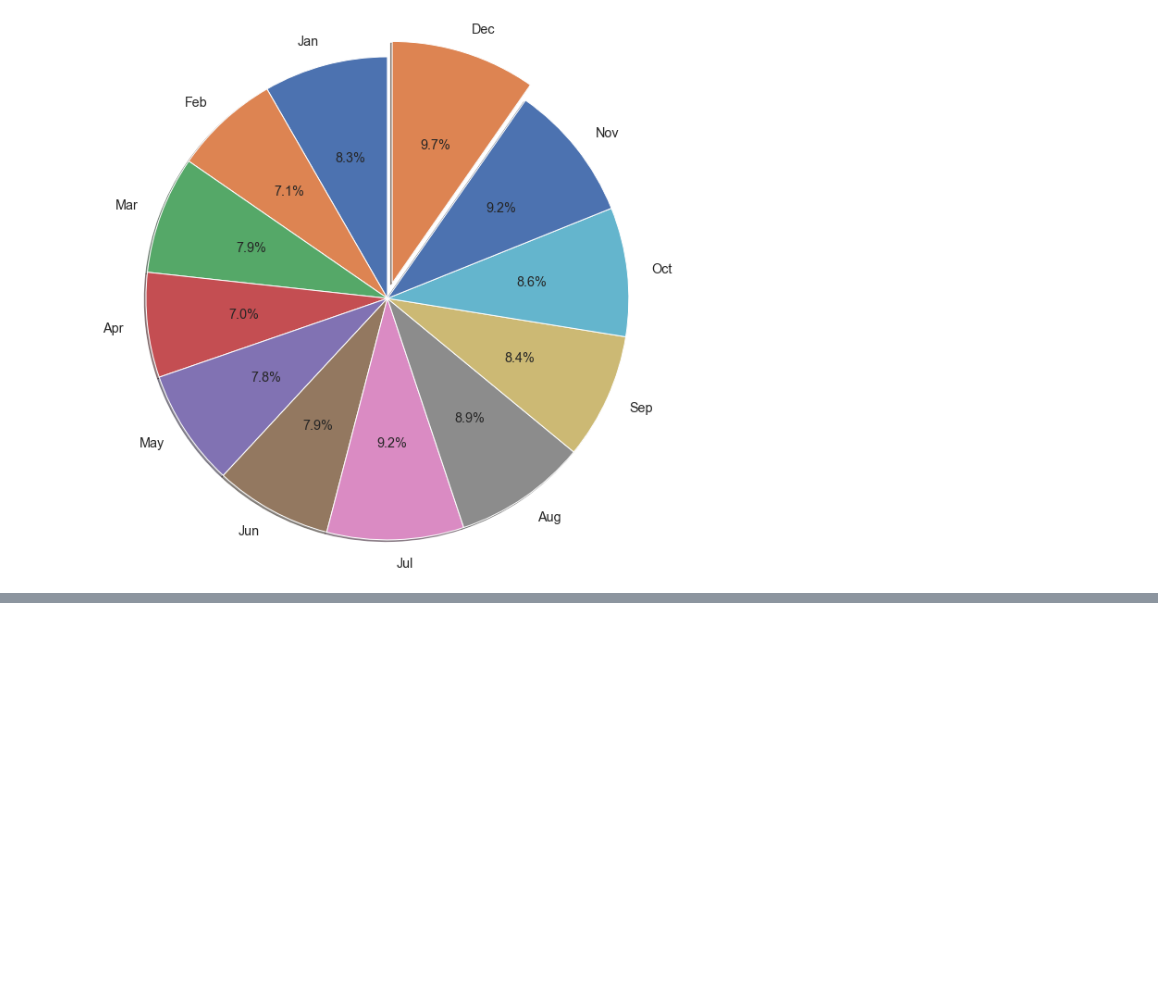
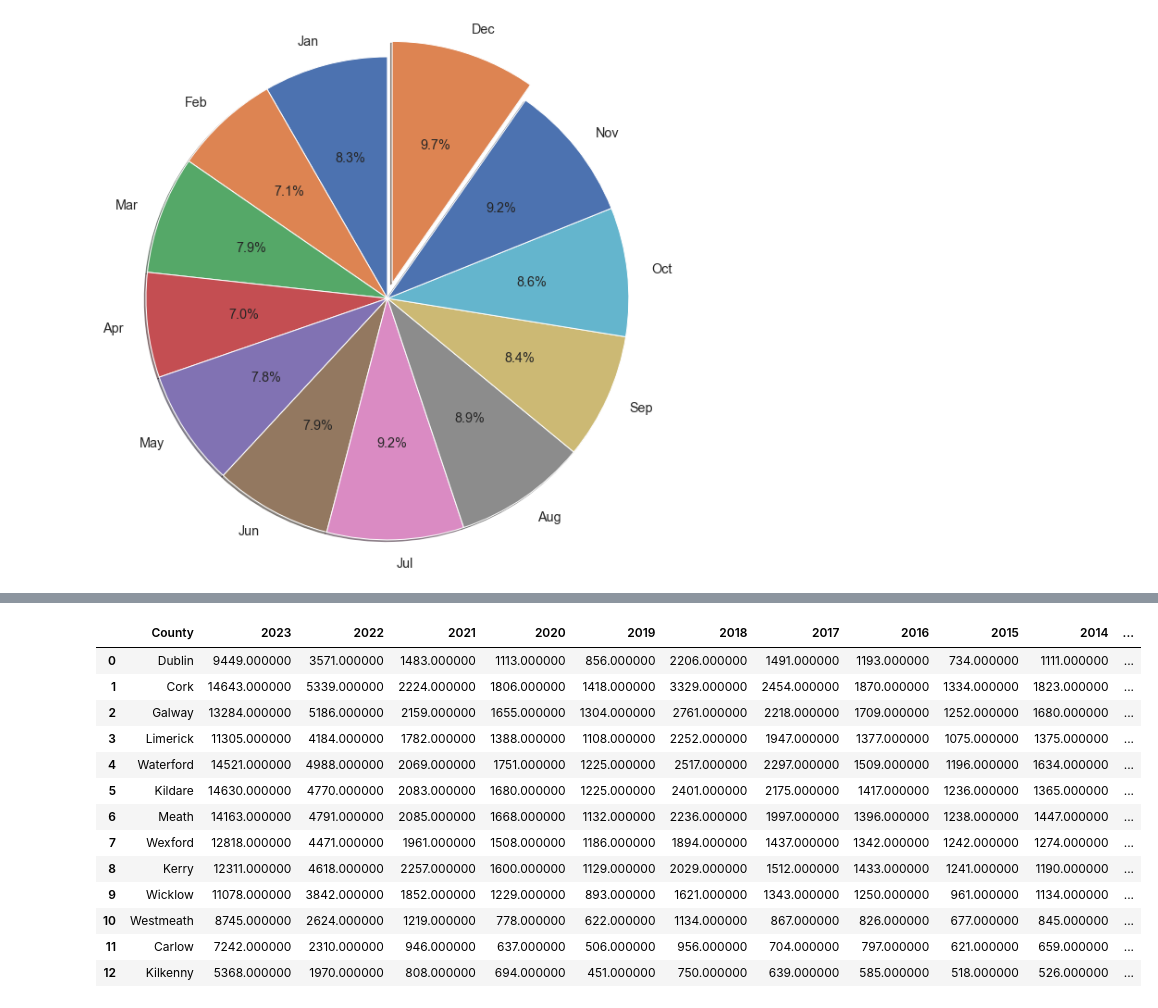
Before and after one commit to batucimenn/residentialDwellingPropertyTransactions, a Jupyter notebook: project.ipynb, the cells around one changed output, grey strips where cells are left out. Drawn from its saved outputs; the diff is of its cells as text; code cells hidden in the pictures; blank space fills up the shorter version.

```diff
--- a/project.ipynb
+++ b/project.ipynb
@@ -310,0 +411,18 @@ numberOfHousesDF
+# %%
+#Data listed in dataframe
+countOfHousesDF_year.style.background_gradient(axis=0, gmap=countOfHousesDF_year["2023"], cmap="pink")
+# %% [output]
+|  | County | 2023 | 2022 | 2021 | 2020 | 2019 | 2018 | 2017 | 2016 | 2015 | 2014 | ... |
+| 0 | Dublin | 9449.000000 | 3571.000000 | 1483.000000 | 1113.000000 | 856.000000 | 2206.000000 | 1491.000000 | 1193.000000 | 734.000000 | 1111.000000 | ... |
+| 1 | Cork | 14643.000000 | 5339.000000 | 2224.000000 | 1806.000000 | 1418.000000 | 3329.000000 | 2454.000000 | 1870.000000 | 1334.000000 | 1823.000000 | ... |
+| 2 | Galway | 13284.000000 | 5186.000000 | 2159.000000 | 1655.000000 | 1304.000000 | 2761.000000 | 2218.000000 | 1709.000000 | 1252.000000 | 1680.000000 | ... |
+| 3 | Limerick | 11305.000000 | 4184.000000 | 1782.000000 | 1388.000000 | 1108.000000 | 2252.000000 | 1947.000000 | 1377.000000 | 1075.000000 | 1375.000000 | ... |
+| 4 | Waterford | 14521.000000 | 4988.000000 | 2069.000000 | 1751.000000 | 1225.000000 | 2517.000000 | 2297.000000 | 1509.000000 | 1196.000000 | 1634.000000 | ... |
+| 5 | Kildare | 14630.000000 | 4770.000000 | 2083.000000 | 1680.000000 | 1225.000000 | 2401.000000 | 2175.000000 | 1417.000000 | 1236.000000 | 1365.000000 | ... |
+| 6 | Meath | 14163.000000 | 4791.000000 | 2085.000000 | 1668.000000 | 1132.000000 | 2236.000000 | 1997.000000 | 1396.000000 | 1238.000000 | 1447.000000 | ... |
+| 7 | Wexford | 12818.000000 | 4471.000000 | 1961.000000 | 1508.000000 | 1186.000000 | 1894.000000 | 1437.000000 | 1342.000000 | 1242.000000 | 1274.000000 | ... |
+| 8 | Kerry | 12311.000000 | 4618.000000 | 2257.000000 | 1600.000000 | 1129.000000 | 2029.000000 | 1512.000000 | 1433.000000 | 1241.000000 | 1190.000000 | ... |
+| 9 | Wicklow | 11078.000000 | 3842.000000 | 1852.000000 | 1229.000000 | 893.000000 | 1621.000000 | 1343.000000 | 1250.000000 | 961.000000 | 1134.000000 | ... |
+| 10 | Westmeath | 8745.000000 | 2624.000000 | 1219.000000 | 778.000000 | 622.000000 | 1134.000000 | 867.000000 | 826.000000 | 677.000000 | 845.000000 | ... |
+| 11 | Carlow | 7242.000000 | 2310.000000 | 946.000000 | 637.000000 | 506.000000 | 956.000000 | 704.000000 | 797.000000 | 621.000000 | 659.000000 | ... |
+| 12 | Kilkenny | 5368.000000 | 1970.000000 | 808.000000 | 694.000000 | 451.000000 | 750.000000 | 639.000000 | 585.000000 | 518.000000 | 526.000000 | ... |
```
Also changed, not shown: parts of 26 cells of this notebook.
